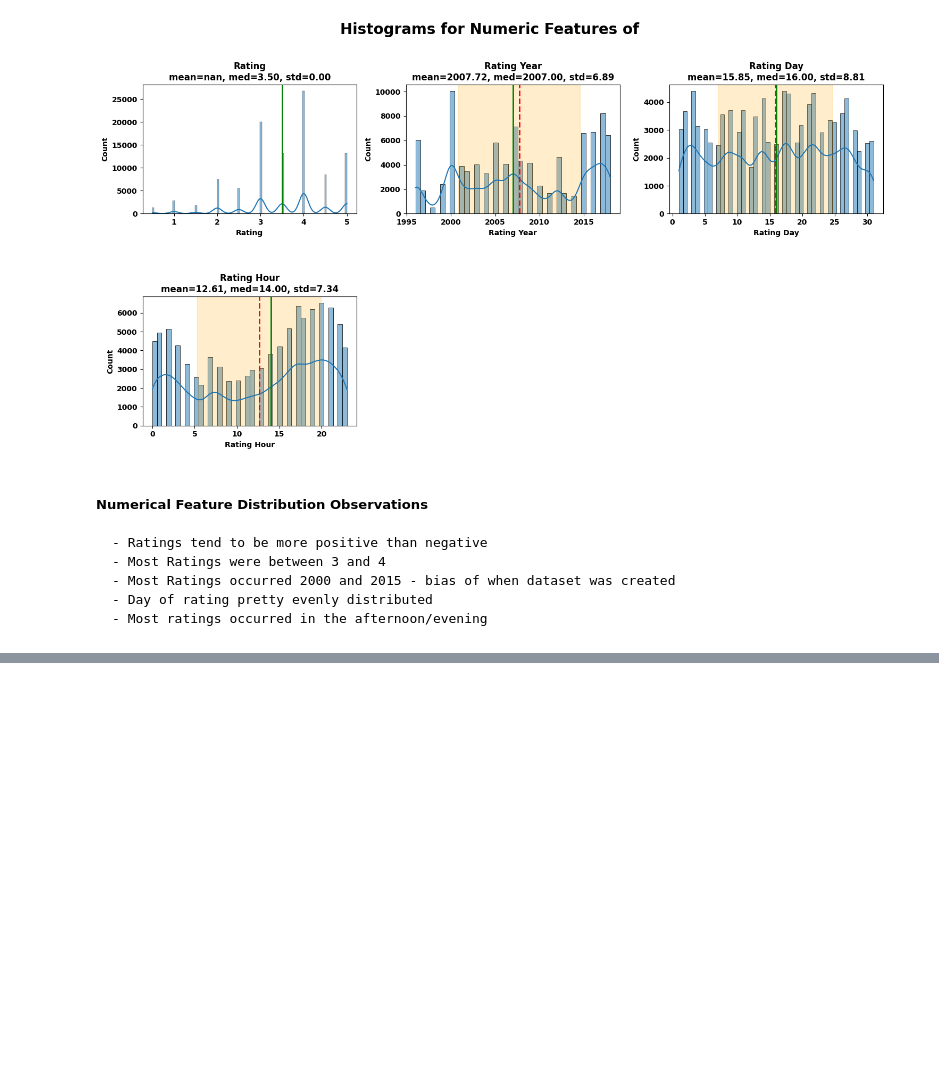
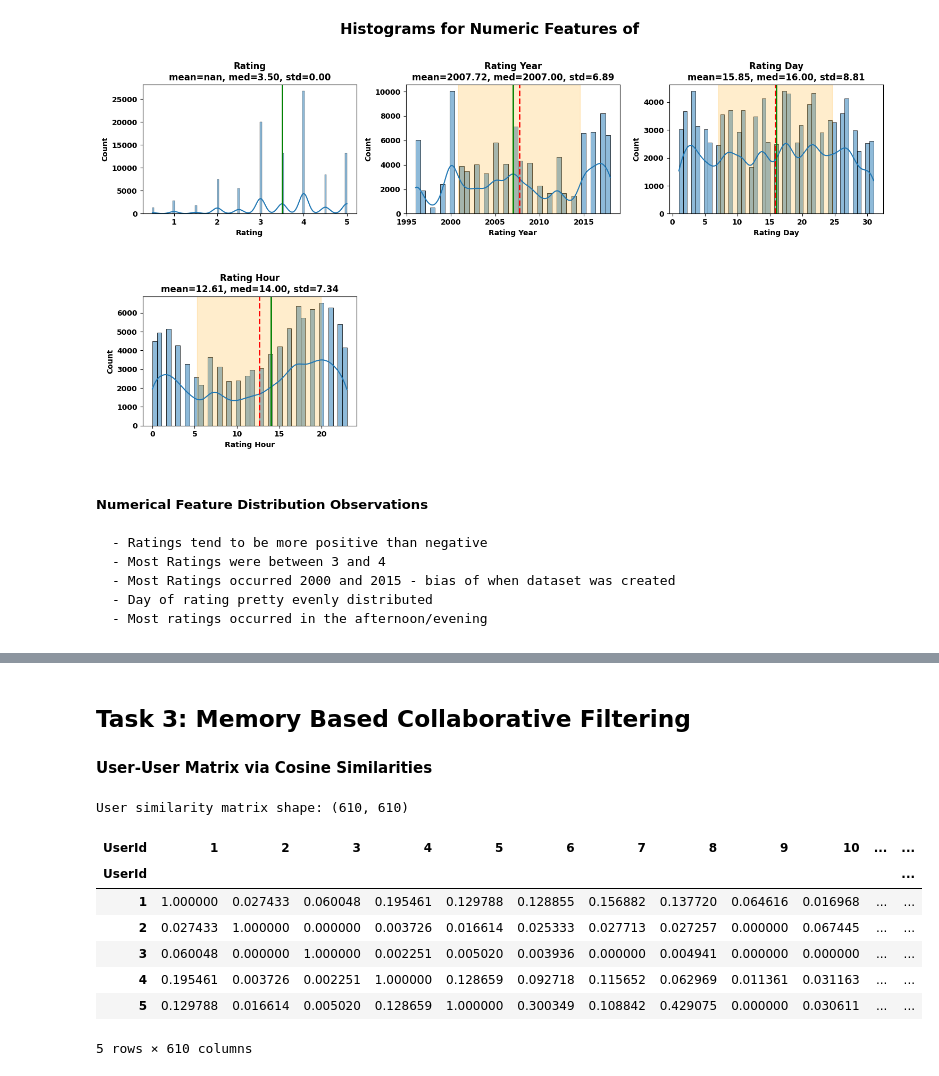
Before and after one commit to juanbucz/FullStackAcademyAICourse, a Jupyter notebook: Incremental Capstones/Capstone 8/Incremental Capstone 8 - Movies - Recommendation Systems.ipynb, the cells around one changed output, grey strips where cells are left out. Saved outputs shown, nothing was run; the diff lists cells and outputs as text; code cells hidden in the pictures; blank space fills up the shorter version.

```diff
--- a/Incremental Capstones/Capstone 8/Incremental Capstone 8 - Movies - Recommendation Systems.ipynb
+++ b/Incremental Capstones/Capstone 8/Incremental Capstone 8 - Movies - Recommendation Systems.ipynb
@@ -905,0 +953,25 @@ DisplayNumericFeatureHistograms(df_Merged,
+# %% [markdown]
+## **Task 3: Memory Based Collaborative Filtering** ##
+
+#### **User-User Matrix via Cosine Similarities** ####
+# %%
+# Cosine Similarity
+userCosineSimilarity = cosine_similarity(df_UserItemMatrix)
+df_UserCosineSimilarity = pd.DataFrame(
+                                            userCosineSimilarity,
+                                            index=df_UserItemMatrix.index,
+                                            columns=df_UserItemMatrix.index
+                                        )
+
+print('User Cosine similarity matrix shape:', df_UserCosineSimilarity.shape)
+df_UserCosineSimilarity.head()
+# %% [output]
+User similarity matrix shape: (610, 610)
+| UserId | 1 | 2 | 3 | 4 | 5 | 6 | 7 | 8 | 9 | 10 | ... | ... |
+| UserId |  |  |  |  |  |  |  |  |  |  |  | ... |
+| 1 | 1.000000 | 0.027433 | 0.060048 | 0.195461 | 0.129788 | 0.128855 | 0.156882 | 0.137720 | 0.064616 | 0.016968 | ... | ... |
+| 2 | 0.027433 | 1.000000 | 0.000000 | 0.003726 | 0.016614 | 0.025333 | 0.027713 | 0.027257 | 0.000000 | 0.067445 | ... | ... |
+| 3 | 0.060048 | 0.000000 | 1.000000 | 0.002251 | 0.005020 | 0.003936 | 0.000000 | 0.004941 | 0.000000 | 0.000000 | ... | ... |
+| 4 | 0.195461 | 0.003726 | 0.002251 | 1.000000 | 0.128659 | 0.092718 | 0.115652 | 0.062969 | 0.011361 | 0.031163 | ... | ... |
+| 5 | 0.129788 | 0.016614 | 0.005020 | 0.128659 | 1.000000 | 0.300349 | 0.108842 | 0.429075 | 0.000000 | 0.030611 | ... | ... |
+5 rows × 610 columns
```
Also changed, not shown: parts of 13 cells of this notebook.
